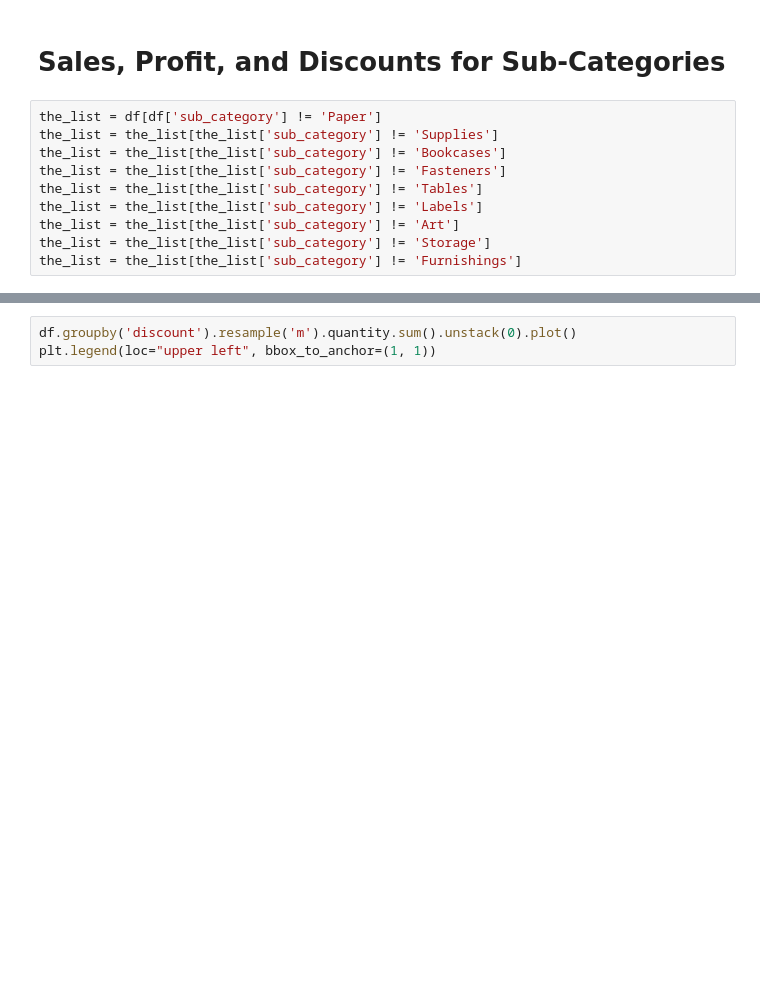
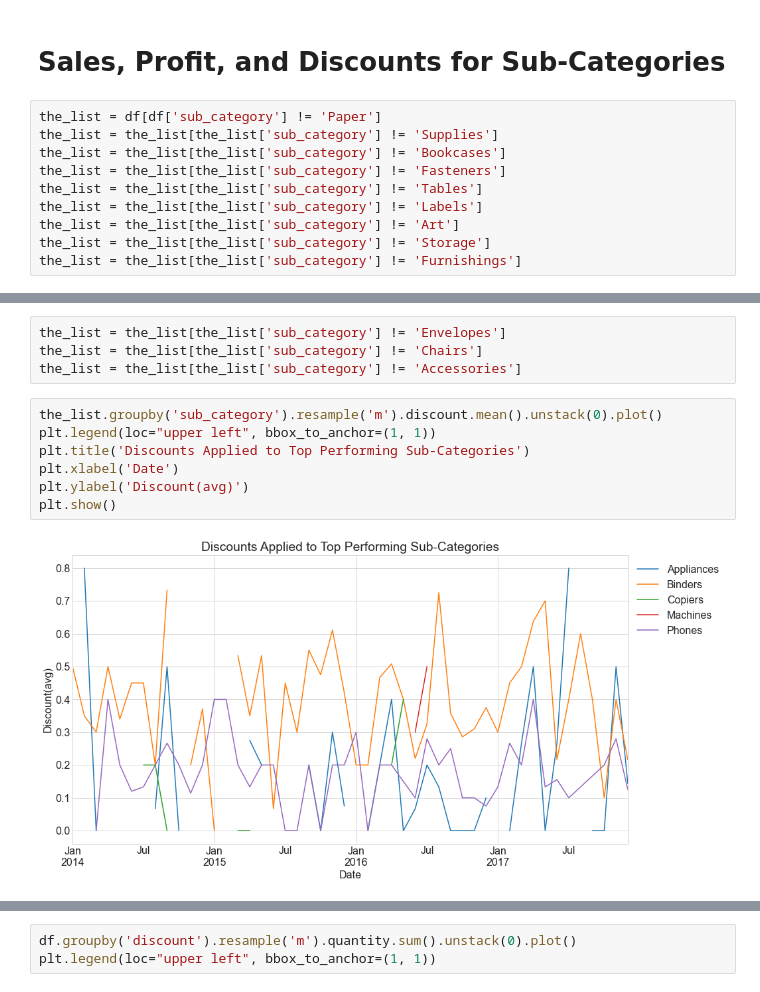
Before and after one commit to ella-braeden-time-series-unlimited/time-series-project, a Jupyter notebook: braeden_explore.ipynb, the cells around one changed output, grey strips where cells are left out. Saved outputs shown, nothing was run; the diff lists cells and outputs as text; blank space fills up the shorter version.

```diff
--- a/braeden_explore.ipynb
+++ b/braeden_explore.ipynb
@@ -182,3 +197,16 @@ plt.legend(loc="upper left", bbox_to_anchor=(1, 1))
+# %%
+the_list = the_list[the_list['sub_category'] != 'Envelopes']
+the_list = the_list[the_list['sub_category'] != 'Chairs']
+the_list = the_list[the_list['sub_category'] != 'Accessories']
+# %%
+the_list.groupby('sub_category').resample('m').discount.mean().unstack(0).plot()
+plt.legend(loc="upper left", bbox_to_anchor=(1, 1))
+plt.title('Discounts Applied to Top Performing Sub-Categories')
+plt.xlabel('Date')
+plt.ylabel('Discount(avg)')
+plt.show()
+# %% [output]
+[figure, added]
 # %%
 the_list.groupby('sub_category').resample('m').sales.sum().unstack(0).plot()
 plt.legend(loc="upper left", bbox_to_anchor=(1, 1))
```
Also changed, not shown: parts of 4 cells of this notebook.
